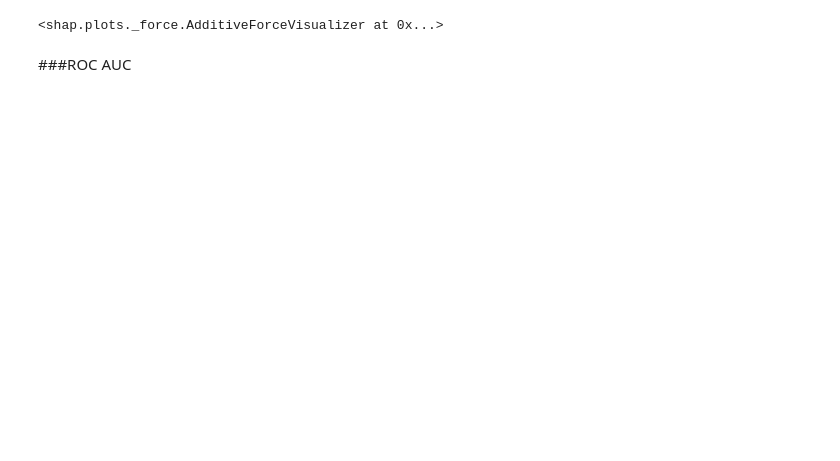
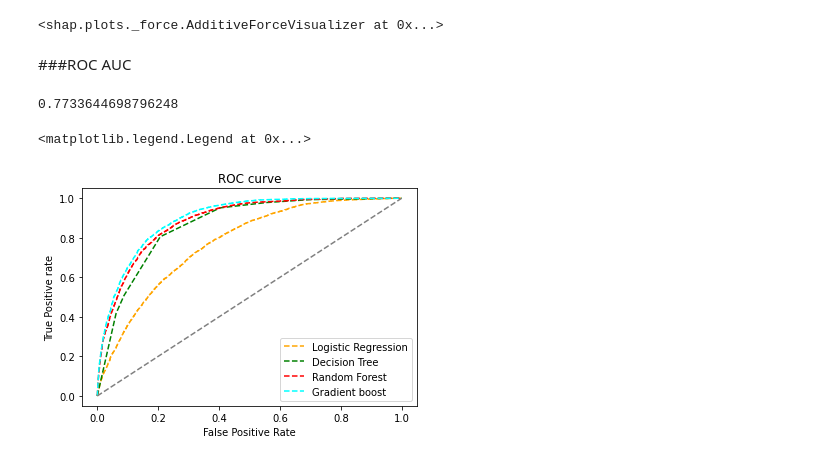
Before and after one commit to Rahul711sharma/Classification, a Jupyter notebook: Insurance_Decisioning.ipynb, the cells around one changed output. Drawn from its saved outputs; the diff is of its cells as text; code cells hidden in the pictures; blank space fills up the shorter version.

Commit message:
Roc Auc Curve

```diff
--- a/Insurance_Decisioning.ipynb
+++ b/Insurance_Decisioning.ipynb
@@ -860,3 +856,25 @@ shap.plots.force(shap_value[0])
 <shap.plots._force.AdditiveForceVisualizer at 0x...>
 # %% [markdown]
 ###ROC AUC
+# %%
+#roc Scores on test data
+
+#roc curve for logistic regression
+fpr_log,tpr_log,thresh_log =roc_curve(y_test,logit.predict_proba(x_test)[:,1],pos_label=1)
+
+#roc curve for decision tree
+
+fpr_dt,tpr_dt,thresh_dt =roc_curve(y_test,classifier.predict_proba(x_test)[:,1],pos_label=1)
+
+#roc curve for random Forest
+
+fpr_rf,tpr_rf,thresh_rf =roc_curve(y_test,rf_grid.predict_proba(x_test)[:,1],pos_label=1)
+
+# roc curve for gredient boost
+
+fpr_gb,tpr_gb,thresh_gb =roc_curve(y_test,gb_classifier.predict_proba(x_test)[:,1],pos_label=1)
+
+# roc curve for fpr=tpr
+
+random_probs = [0 for i in range(len(y_test))]
+p_fpr, p_tpr, _ = roc_curve(y_test, random_probs, pos_label=1)
@@ -862,0 +888,17 @@ shap.plots.force(shap_value[0])
+# %%
+auc_log
+# %% [output]
+0.7733644698796248
+# %%
+plt.plot(fpr_log, tpr_log, linestyle='--',color='orange', label='Logistic Regression')
+plt.plot(fpr_dt, tpr_dt, linestyle='--',color='green', label='Decision Tree')
+plt.plot(fpr_rf, tpr_rf, linestyle='--',color='red', label='Random Forest')
+plt.plot(fpr_gb, tpr_gb, linestyle='--',color='cyan', label='Gradient boost')
+plt.plot(p_fpr, p_tpr, linestyle='--', color='grey')
+plt.title('ROC curve')
+plt.xlabel('False Positive Rate')
+plt.ylabel('True Positive rate')
+plt.legend()
+# %% [output]
+<matplotlib.legend.Legend at 0x...>
+[figure, added]
```
Also changed, not shown: parts of 3 cells of this notebook.
